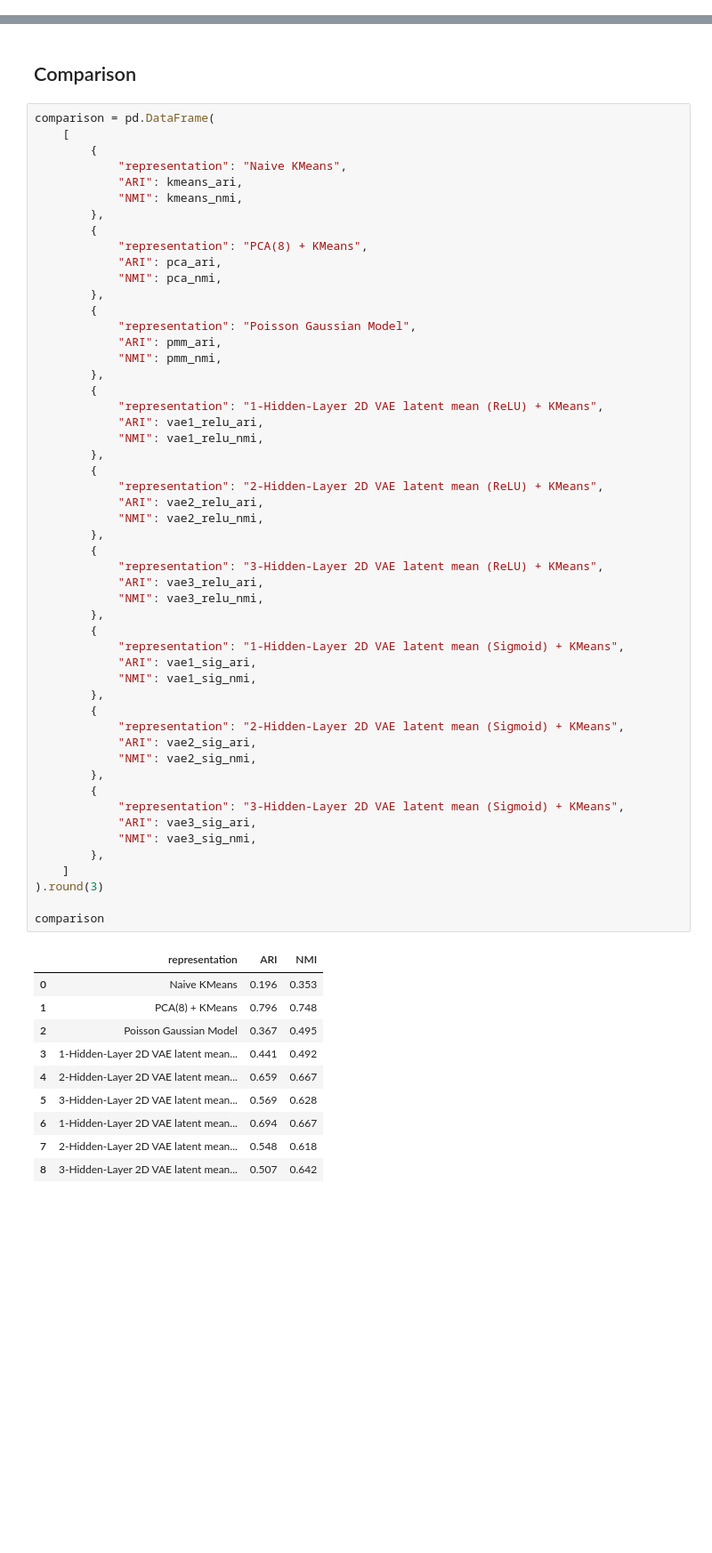
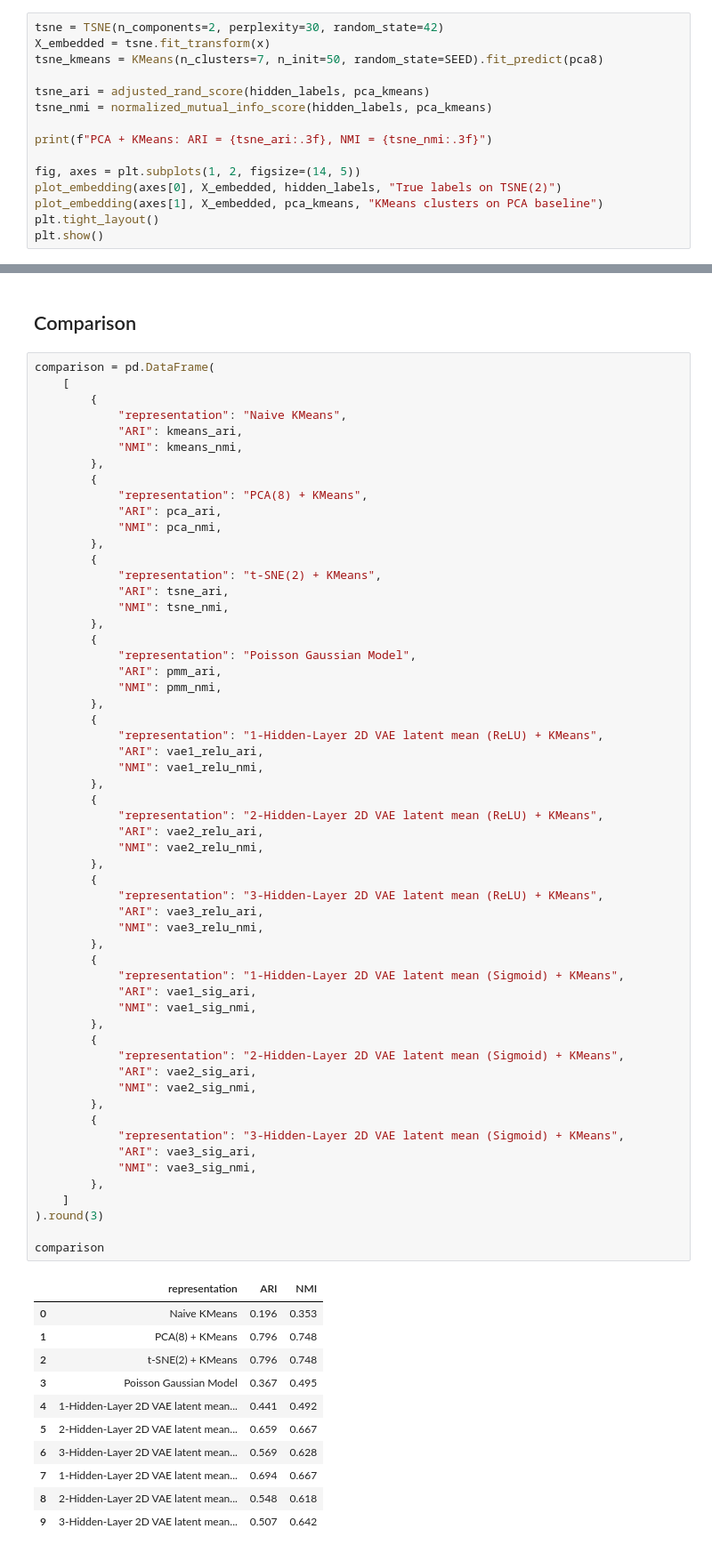
Before and after one commit to nikita-jaya/gene-expression-project, a Jupyter notebook: gene-expression-code.ipynb, the cells around one changed output, grey strips where cells are left out. Shown at 89% size. Drawn from its saved outputs; the diff is of its cells as text; blank space fills up the shorter version.

```diff
--- a/gene-expression-code.ipynb
+++ b/gene-expression-code.ipynb
@@ -238,0 +242,15 @@ plt.show()
+# %%
+tsne = TSNE(n_components=2, perplexity=30, random_state=42)
+X_embedded = tsne.fit_transform(x)
+tsne_kmeans = KMeans(n_clusters=7, n_init=50, random_state=SEED).fit_predict(pca8)
+
+tsne_ari = adjusted_rand_score(hidden_labels, pca_kmeans)
+tsne_nmi = normalized_mutual_info_score(hidden_labels, pca_kmeans)
+
+print(f"PCA + KMeans: ARI = {tsne_ari:.3f}, NMI = {tsne_nmi:.3f}")
+
+fig, axes = plt.subplots(1, 2, figsize=(14, 5))
+plot_embedding(axes[0], X_embedded, hidden_labels, "True labels on TSNE(2)")
+plot_embedding(axes[1], X_embedded, pca_kmeans, "KMeans clusters on PCA baseline")
+plt.tight_layout()
+plt.show()
@@ -564,6 +585,11 @@ comparison = pd.DataFrame(
             "representation": "PCA(8) + KMeans",
             "ARI": pca_ari,
             "NMI": pca_nmi,
+        },
+        {
+            "representation": "t-SNE(2) + KMeans",
+            "ARI": tsne_ari,
+            "NMI": tsne_nmi,
         },
         {
             "representation": "Poisson Gaussian Model",
@@ -581,37 +607,38 @@ comparison = pd.DataFrame(
             "NMI": vae2_relu_nmi,
         },
         {
             "representation": "3-Hidden-Layer 2D VAE latent mean (ReLU) + KMeans",
             "ARI": vae3_relu_ari,
             "NMI": vae3_relu_nmi,
         },
         {
             "representation": "1-Hidden-Layer 2D VAE latent mean (Sigmoid) + KMeans",
             "ARI": vae1_sig_ari,
             "NMI": vae1_sig_nmi,
         },
         {
             "representation": "2-Hidden-Layer 2D VAE latent mean (Sigmoid) + KMeans",
             "ARI": vae2_sig_ari,
             "NMI": vae2_sig_nmi,
         },
         {
             "representation": "3-Hidden-Layer 2D VAE latent mean (Sigmoid) + KMeans",
             "ARI": vae3_sig_ari,
             "NMI": vae3_sig_nmi,
         },
     ]
 ).round(3)
 
 comparison
 # %% [output]
 |  | representation | ARI | NMI |
 | 0 | Naive KMeans | 0.196 | 0.353 |
 | 1 | PCA(8) + KMeans | 0.796 | 0.748 |
-| 2 | Poisson Gaussian Model | 0.367 | 0.495 |
-| 3 | 1-Hidden-Layer 2D VAE latent mean... | 0.441 | 0.492 |
-| 4 | 2-Hidden-Layer 2D VAE latent mean... | 0.659 | 0.667 |
-| 5 | 3-Hidden-Layer 2D VAE latent mean... | 0.569 | 0.628 |
-| 6 | 1-Hidden-Layer 2D VAE latent mean... | 0.694 | 0.667 |
-| 7 | 2-Hidden-Layer 2D VAE latent mean... | 0.548 | 0.618 |
-| 8 | 3-Hidden-Layer 2D VAE latent mean... | 0.507 | 0.642 |
+| 2 | t-SNE(2) + KMeans | 0.796 | 0.748 |
+| 3 | Poisson Gaussian Model | 0.367 | 0.495 |
+| 4 | 1-Hidden-Layer 2D VAE latent mean... | 0.441 | 0.492 |
+| 5 | 2-Hidden-Layer 2D VAE latent mean... | 0.659 | 0.667 |
+| 6 | 3-Hidden-Layer 2D VAE latent mean... | 0.569 | 0.628 |
+| 7 | 1-Hidden-Layer 2D VAE latent mean... | 0.694 | 0.667 |
+| 8 | 2-Hidden-Layer 2D VAE latent mean... | 0.548 | 0.618 |
+| 9 | 3-Hidden-Layer 2D VAE latent mean... | 0.507 | 0.642 |
```
Also changed, not shown: parts of 5 cells of this notebook, 4 other files.
